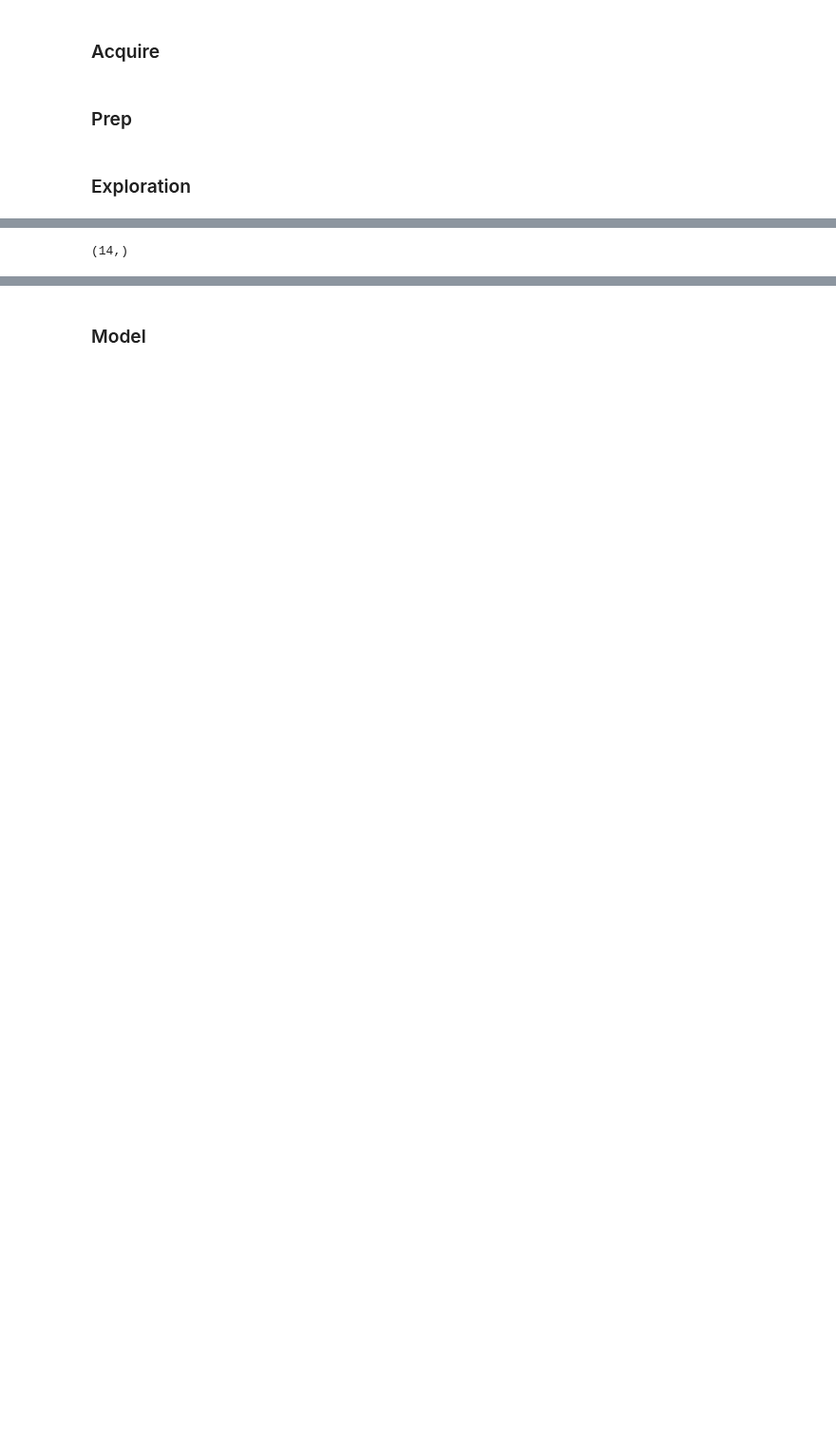
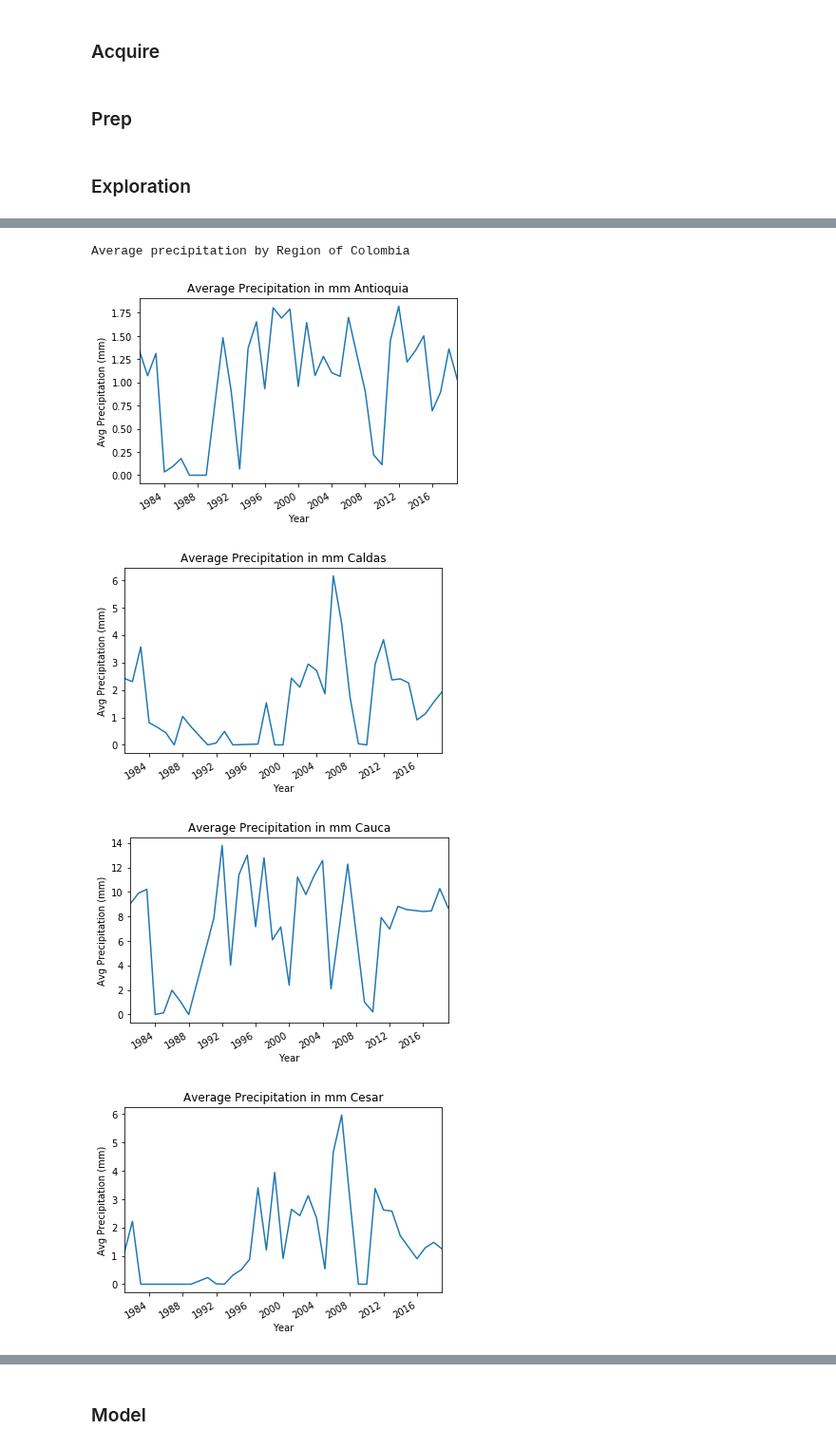
Before and after one commit to Data-Robusta/data-robusta, a Jupyter notebook: data_robusta_final.ipynb, the cells around one changed output, grey strips where cells are left out. Shown at 95% size. Drawn from its saved outputs; the diff is of its cells as text; code cells hidden in the pictures; blank space fills up the shorter version.

```diff
--- a/data_robusta_final.ipynb
+++ b/data_robusta_final.ipynb
@@ -37,4 +47,9 @@ TypeError: float() argument must be a string or a number, not 'Period'
-# %%
-df.drop('1971-')
-# %% [output]
-(14,)
+# %%
+#Precipitation by region
+explore.precipitation_by_region(df)
+# %% [output]
+Average precipitation by Region of Colombia
+[figure, added]
+[figure, added]
+[figure, added]
+[figure, added]
```
Also changed, not shown: parts of 3 cells of this notebook, 2 other files.
